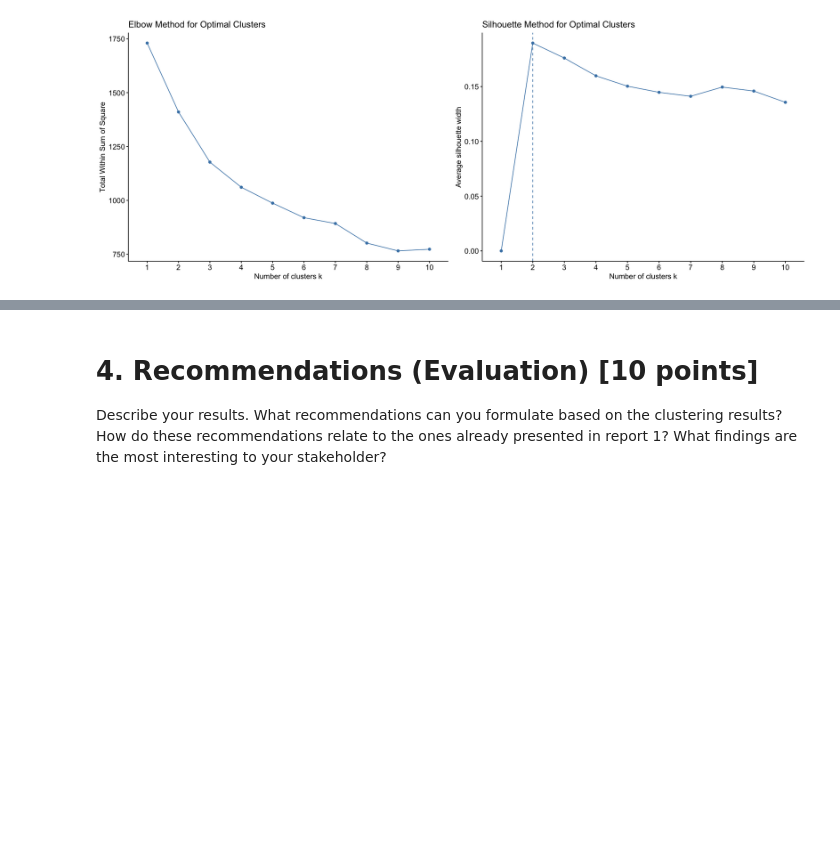
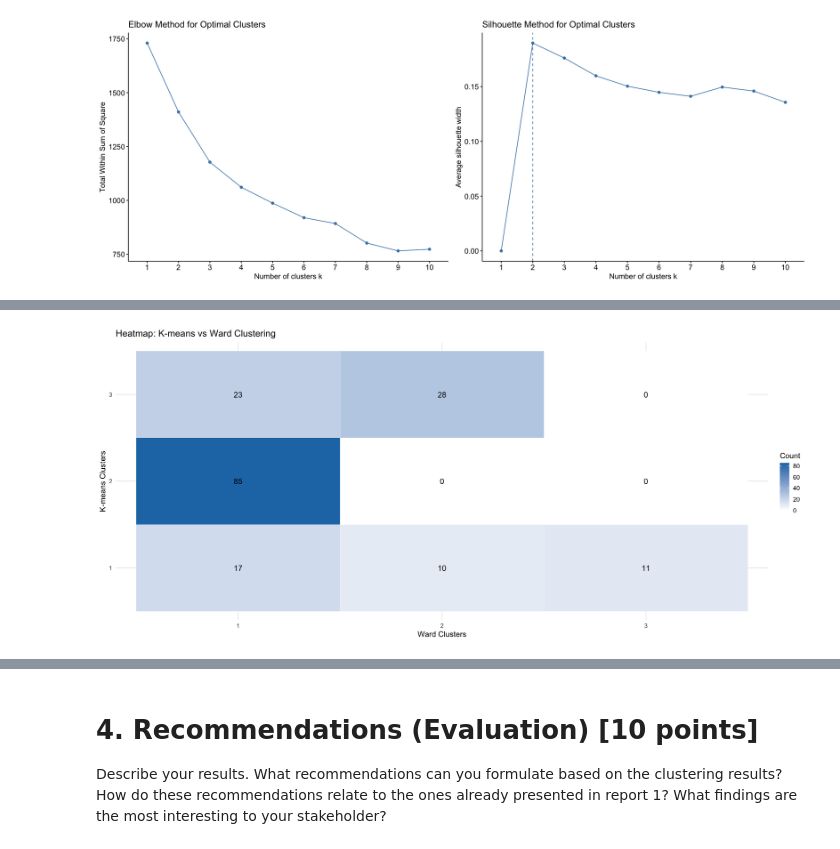
Before and after one commit to Juan-Carlos-D/DM-Team, a Jupyter notebook: Project 2/Rough Drafts/RD 1.ipynb, the cells around one changed output, grey strips where cells are left out. Saved outputs shown, nothing was run; the diff lists cells and outputs as text; code cells hidden in the pictures; blank space fills up the shorter version.

```diff
--- a/Project 2/Rough Drafts/RD 1.ipynb
+++ b/Project 2/Rough Drafts/RD 1.ipynb
@@ -923,0 +1359,21 @@ Step 5: Cluster Interpretation & Evaluation
+# %%
+# Convert to data frame
+heat_df <- as.data.frame(comparison_table)
+
+# Rename columns
+colnames(heat_df) <- c("KMeans", "Ward", "Count")
+
+# Heatmap plot
+ggplot(heat_df, aes(x = Ward, y = KMeans, fill = Count)) +
+  geom_tile(color = "white") +
+  geom_text(aes(label = Count), color = "black", size = 5) +
+  scale_fill_gradient(low = "white", high = "#1f78b4") +
+  labs(
+    title = "Heatmap: K-means vs Ward Clustering",
+    x = "Ward Clusters",
+    y = "K-means Clusters",
+    fill = "Count"
+  ) +
+  theme_minimal(base_size = 14)
+# %% [output]
+[figure, added]
```
Also changed, not shown: parts of 57 cells of this notebook.
